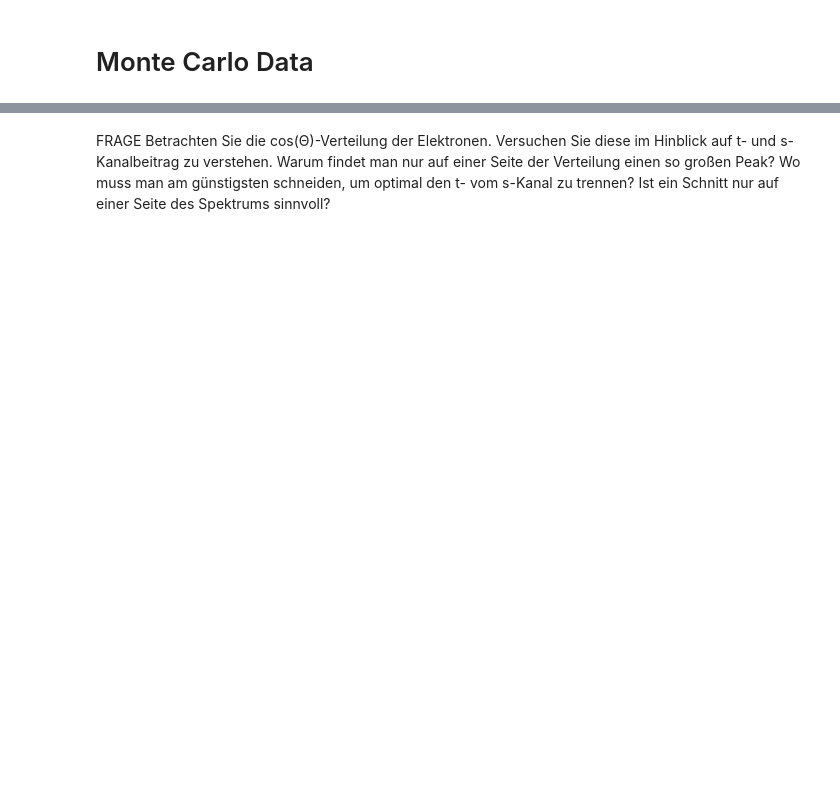
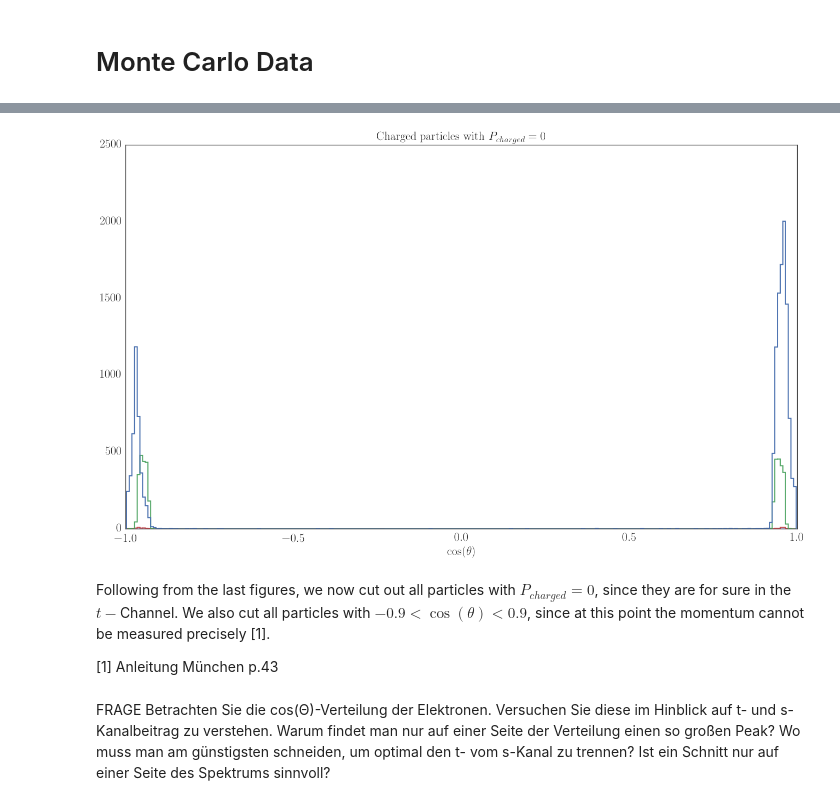
Before and after one commit to Bondzio/fp, a Jupyter notebook: Z0/analysis/Montecarlo_data.ipynb, the cells around one changed output, grey strips where cells are left out. Drawn from its saved outputs; the diff is of its cells as text; code cells hidden in the pictures; blank space fills up the shorter version.

```diff
--- a/Z0/analysis/Montecarlo_data.ipynb
+++ b/Z0/analysis/Montecarlo_data.ipynb
@@ -30,0 +46,15 @@ chars=["Electrons","Muons","Taons","Hadrons"]
+# %%
+f, ax1 = plt.subplots(1, 1)
+
+ax1.hist([u["cos_thet"][(u["Pcharged"]==0)* (u["cos_thet"]<900)] for u in ff],250, label=chars, histtype="step",linewidth=2)
+ax1.set_title("Charged particles with $P_{charged}=0$")
+ax1.set_xlabel("$\\cos(\\theta)$")
+ax1.legend(loc=6)
+
+plt.show()
+# %% [output]
+[figure, added]
+# %% [markdown]
+Following from the last figures, we now cut out all particles with $P_{charged}=0$, since they are for sure in the $t-$Channel. We also cut all particles with $-0.9 < \cos(\theta) < 0.9$, since at this point the momentum cannot be measured precisely [1].
+
+[1] Anleitung München p.43
```
Also changed, not shown: parts of 25 cells of this notebook, 2 other files.
